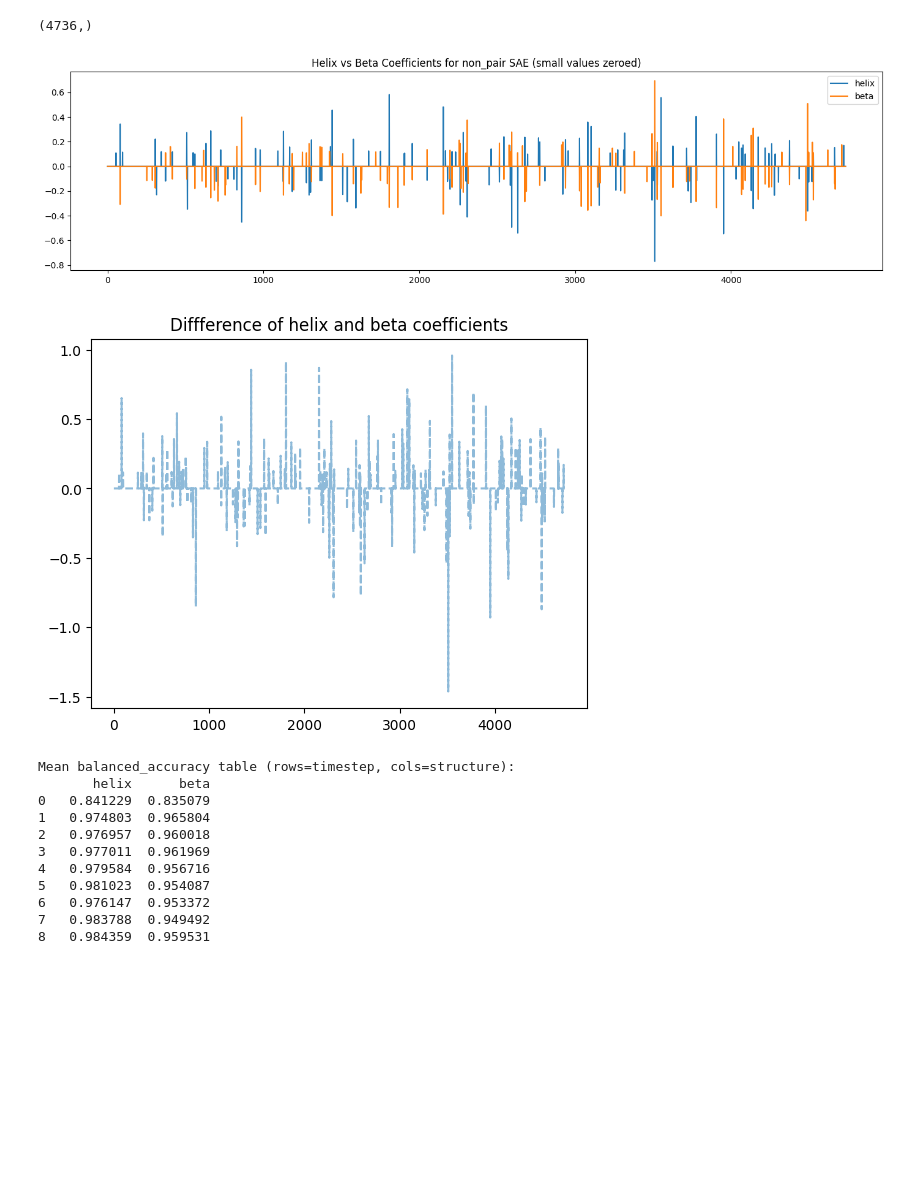
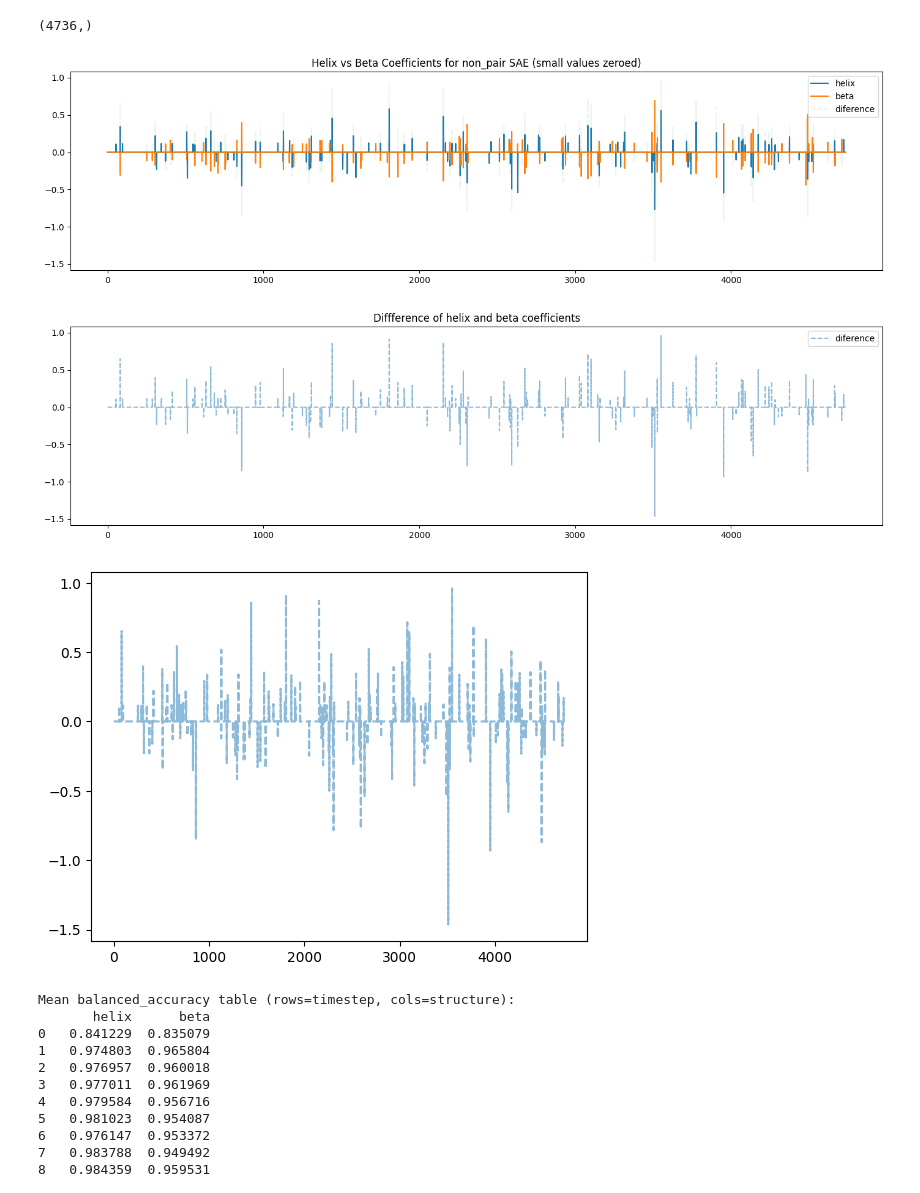
Before and after one commit to wz7475/FoldSAE, a Jupyter notebook: notebooks/strucutres/analyze_probes.ipynb, the cells around one changed output. Drawn from its saved outputs; the diff is of its cells as text; code cells hidden in the pictures; blank space fills up the shorter version.

```diff
--- a/notebooks/strucutres/analyze_probes.ipynb
+++ b/notebooks/strucutres/analyze_probes.ipynb
@@ -216,20 +199,30 @@ b[np.abs(b) <= 0.1] = 0.0
 plt.figure(figsize=(14,4))  # wider figure
 plt.plot(h, label='helix')
 plt.plot(b, label='beta')
+plt.plot(h-b, label='diference', linestyle='--', alpha=0.1)
 # plt.ylim(-0.2, 0.2)
 plt.title('Helix vs Beta Coefficients for non_pair SAE (small values zeroed)')
 plt.legend()
 plt.tight_layout()
 plt.show()
 # %% [output]
-[figure, old version]
+[figure, new version]
 # %%
 m = h - b
+plt.figure(figsize=(14,4))
 plt.plot(m, label='diference', linestyle='--', alpha=0.5)
 plt.title('Diffference of helix and beta coefficients')
+plt.legend()
+plt.tight_layout()
 plt.show()
 # %% [output]
-[figure, old version]
+[figure, new version]
+# %%
+m_trim = b - h
+plt.plot(-m_trim, label='diference', linestyle='--', alpha=0.5)
+plt.show()
+# %% [output]
+[figure, added]
 # %%
 # Aggregate balanced accuracy for non_pair helix and beta across timesteps and plot
 import os
```
Also changed, not shown: parts of 1 cell of this notebook, 6 other files.
